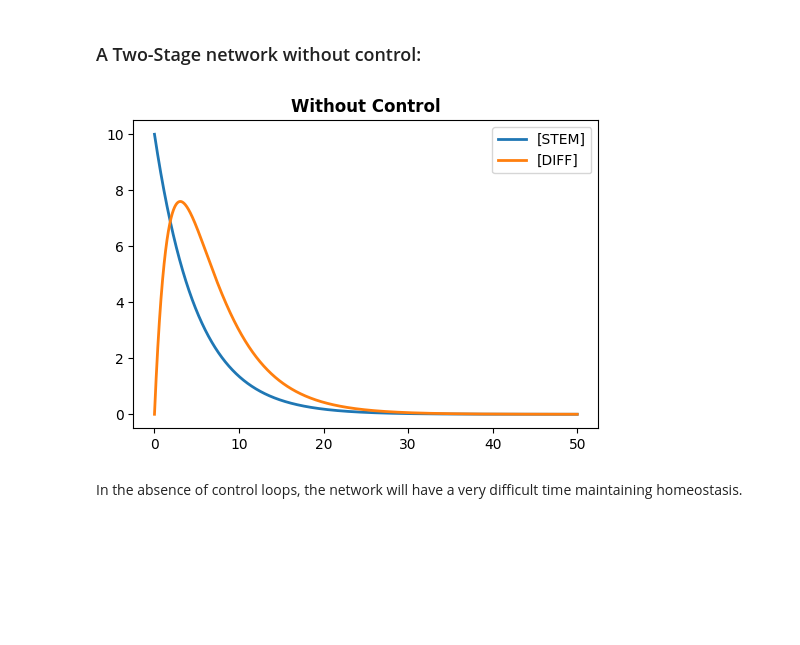
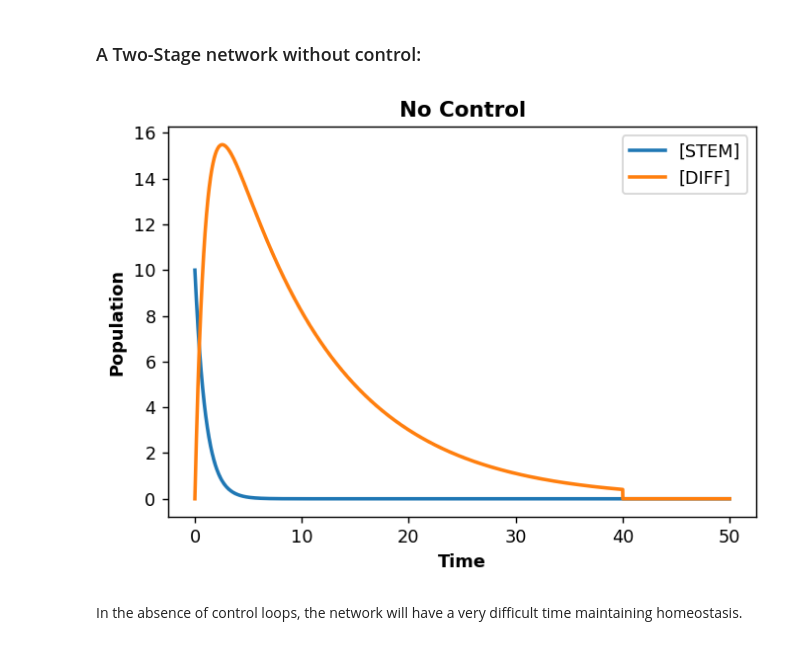
Before and after one commit to GJSeverino/Cell-Lineages, a Jupyter notebook: Nanohub_project.ipynb, the cells around one changed output. Saved outputs shown, nothing was run; the diff lists cells and outputs as text; code cells hidden in the pictures; blank space fills up the shorter version.

```diff
--- a/Nanohub_project.ipynb
+++ b/Nanohub_project.ipynb
@@ -252,15 +252,14 @@ where $x$ is the population of stem cells, $y$ is the population of terminally d
 # %%
 NoControl = twoCompartmentModel(
   STEM='10', DIFF='0',
-  L='0.5',P='0.7',D='0.5',
+  L='1',P='1',D='0.1',
   Control=['1', '1', '1'],
-  Events=[])
+  Events=['at time >40: DIFF = 0'])
 r = te.loada(NoControl)
 s = r.simulate(0, 50, 10000)
-getMathematicaODEs(r)
-r.plot(s, xlabel='Time', ylabel='Population', title= 'Without Control' )
+r.plot(s, title='No Control', xtitle='Time', ytitle='Population')
 # %% [output]
-[figure, old version]
+[figure, new version]
 # %% [markdown]
 In the absence of control loops, the network will have a very difficult time maintaining homeostasis.
 # %% [markdown]
```
Also changed, not shown: parts of 30 cells of this notebook.
